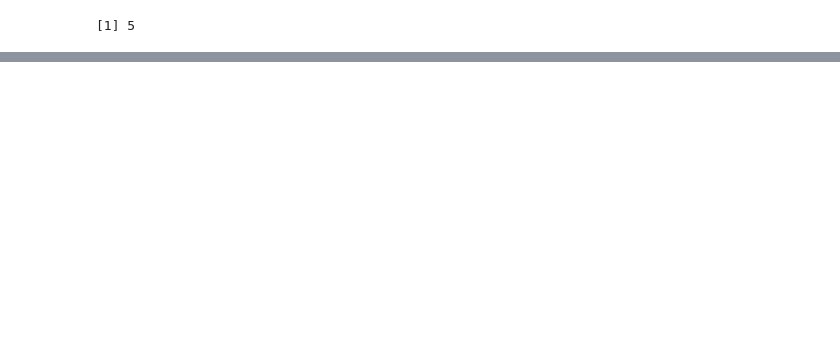
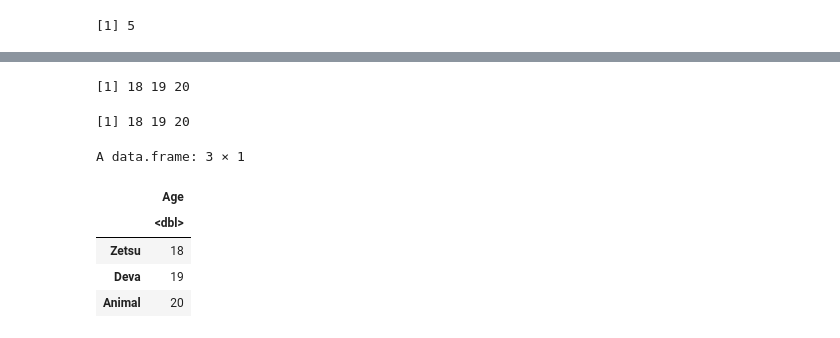
Before and after one commit to darshbs/R-Practice, a Jupyter notebook: R_Datatypes.ipynb, the cells around one changed output, grey strips where cells are left out. Drawn from its saved outputs; the diff is of its cells as text; code cells hidden in the pictures; blank space fills up the shorter version.

```diff
--- a/R_Datatypes.ipynb
+++ b/R_Datatypes.ipynb
@@ -81,0 +335,14 @@ class(my_vec2)
+# %%
+# Access a Particular column
+sData$Age
+sData[['Age']]
+sData['Age']
+# %% [output]
+[1] 18 19 20
+[1] 18 19 20
+A data.frame: 3 × 1
+|  | Age |
+|  | <dbl> |
+| Zetsu | 18 |
+| Deva | 19 |
+| Animal | 20 |
```
Also changed, not shown: parts of 46 cells of this notebook.
